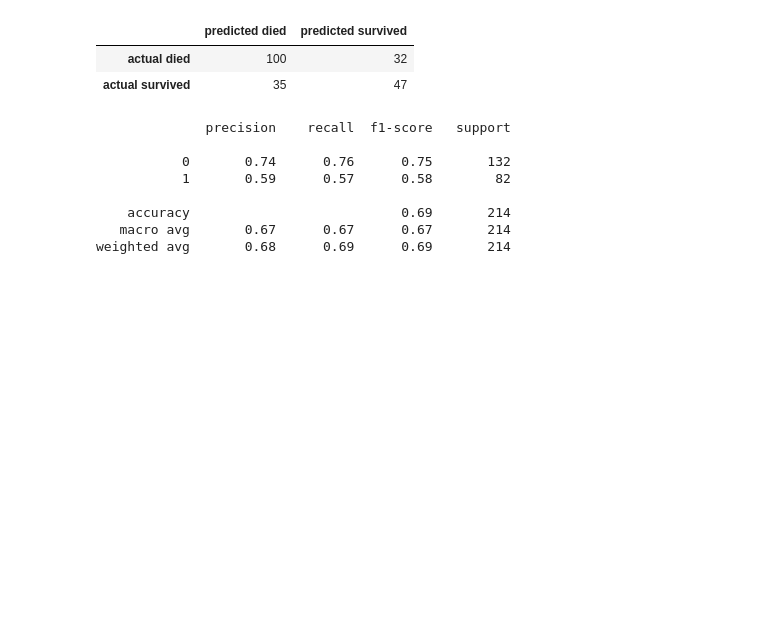
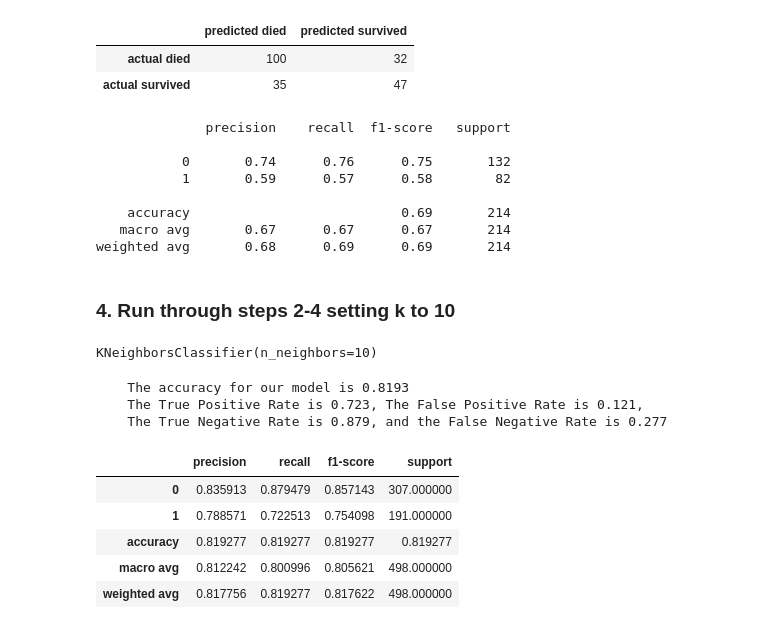
Before and after one commit to david-ryan-alviola/classification-exercises, a Jupyter notebook: model.ipynb, the cells around one changed output. Cells and saved outputs as stored; diff of their text form; code cells hidden in the pictures; blank space fills up the shorter version.

```diff
--- a/model.ipynb
+++ b/model.ipynb
@@ -512,3 +513,45 @@ print(classification_report(y_validate, y_knn_validate_pred))
     accuracy                           0.69       214
    macro avg       0.67      0.67      0.67       214
 weighted avg       0.68      0.69      0.69       214
+# %%
+def get_metrics_bin(clf, X, y):
+    '''
+    get_metrics_bin will take in a sklearn classifier model, an X and a y variable and utilize
+    the model to make a prediction and then gather accuracy, class report evaluations
+
+    return:  a classification report as a pandas DataFrame
+    '''
+    y_pred = clf.predict(X)
+    accuracy = clf.score(X, y)
+    conf = confusion_matrix(y, y_pred)
+    class_report = pd.DataFrame(classification_report(y, y_pred, output_dict=True)).T
+    tpr = conf[1][1] / conf[1].sum()
+    fpr = conf[0][1] / conf[0].sum()
+    tnr = conf[0][0] / conf[0].sum()
+    fnr = conf[1][0] / conf[1].sum()
+    print(f'''
+    The accuracy for our model is {accuracy:.4}
+    The True Positive Rate is {tpr:.3}, The False Positive Rate is {fpr:.3},
+    The True Negative Rate is {tnr:.3}, and the False Negative Rate is {fnr:.3}
+    ''')
+    return class_report
+# %% [markdown]
+### 4. Run through steps 2-4 setting k to 10
+# %%
+knn_10 = KNeighborsClassifier(n_neighbors=10, weights='uniform')
+# %%
+knn_10.fit(X_train, y_train)
+# %% [output]
+KNeighborsClassifier(n_neighbors=10)
+# %%
+get_metrics_bin(knn_10, X_train, y_train)
+# %% [output]
+    The accuracy for our model is 0.8193
+    The True Positive Rate is 0.723, The False Positive Rate is 0.121,
+    The True Negative Rate is 0.879, and the False Negative Rate is 0.277
+|  | precision | recall | f1-score | support |
+| 0 | 0.835913 | 0.879479 | 0.857143 | 307.000000 |
+| 1 | 0.788571 | 0.722513 | 0.754098 | 191.000000 |
+| accuracy | 0.819277 | 0.819277 | 0.819277 | 0.819277 |
+| macro avg | 0.812242 | 0.800996 | 0.805621 | 498.000000 |
+| weighted avg | 0.817756 | 0.819277 | 0.817622 | 498.000000 |
```
Also changed, not shown: parts of 59 cells of this notebook.
